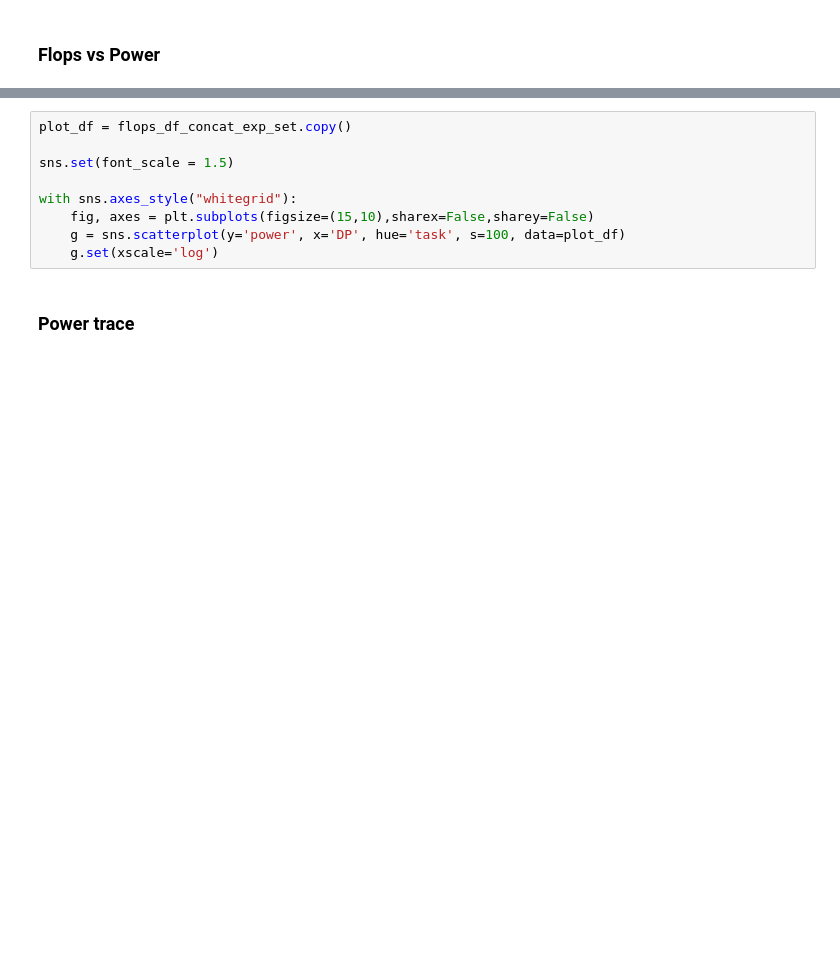
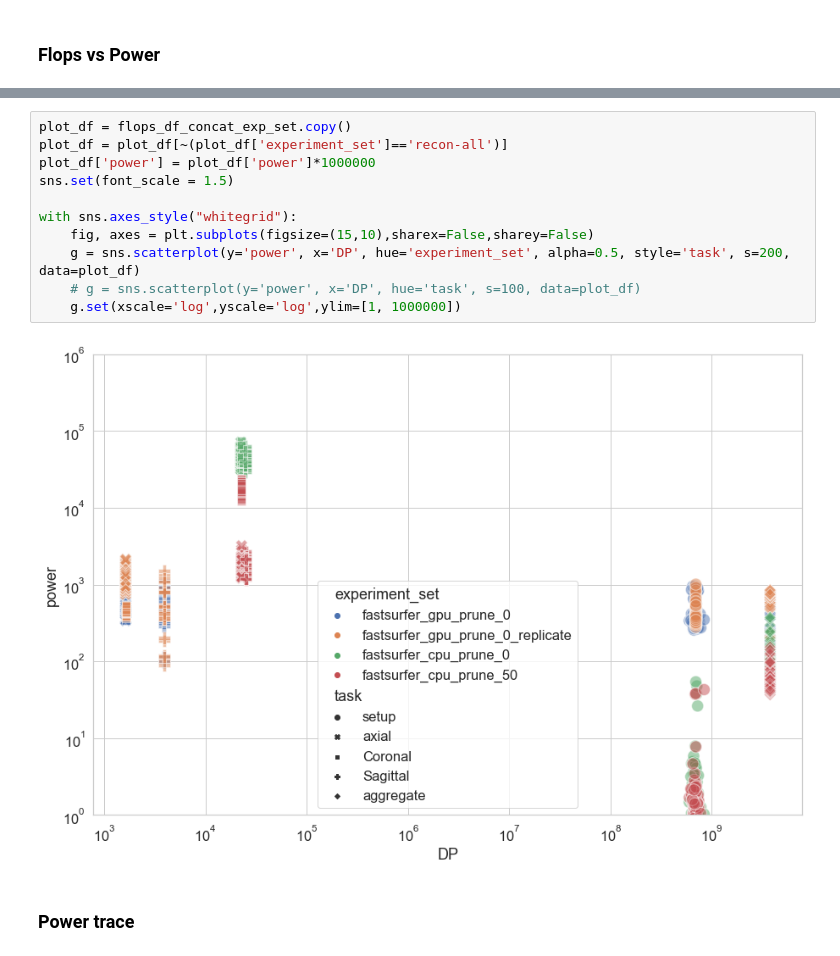
Before and after one commit to neurodatascience/watts_up_compute, a Jupyter notebook: notebooks/10_impact_tracker_dashboard.ipynb, the cells around one changed output, grey strips where cells are left out. Drawn from its saved outputs; the diff is of its cells as text; blank space fills up the shorter version.

```diff
--- a/notebooks/10_impact_tracker_dashboard.ipynb
+++ b/notebooks/10_impact_tracker_dashboard.ipynb
@@ -241,12 +315,16 @@ with sns.axes_style("whitegrid"):
 # %%
 plot_df = flops_df_concat_exp_set.copy()
-
+plot_df = plot_df[~(plot_df['experiment_set']=='recon-all')]
+plot_df['power'] = plot_df['power']*1000000
 sns.set(font_scale = 1.5)
 
 with sns.axes_style("whitegrid"):
     fig, axes = plt.subplots(figsize=(15,10),sharex=False,sharey=False)
-    g = sns.scatterplot(y='power', x='DP', hue='task', s=100, data=plot_df)
-    g.set(xscale='log')
+    g = sns.scatterplot(y='power', x='DP', hue='experiment_set', alpha=0.5, style='task', s=200, data=plot_df)
+    # g = sns.scatterplot(y='power', x='DP', hue='task', s=100, data=plot_df)
+    g.set(xscale='log',yscale='log',ylim=[1, 1000000])
+# %% [output]
+[figure, added]
 # %% [markdown]
 ### Power trace
 # %%
```
Also changed, not shown: parts of 12 cells of this notebook, 5 other files.
